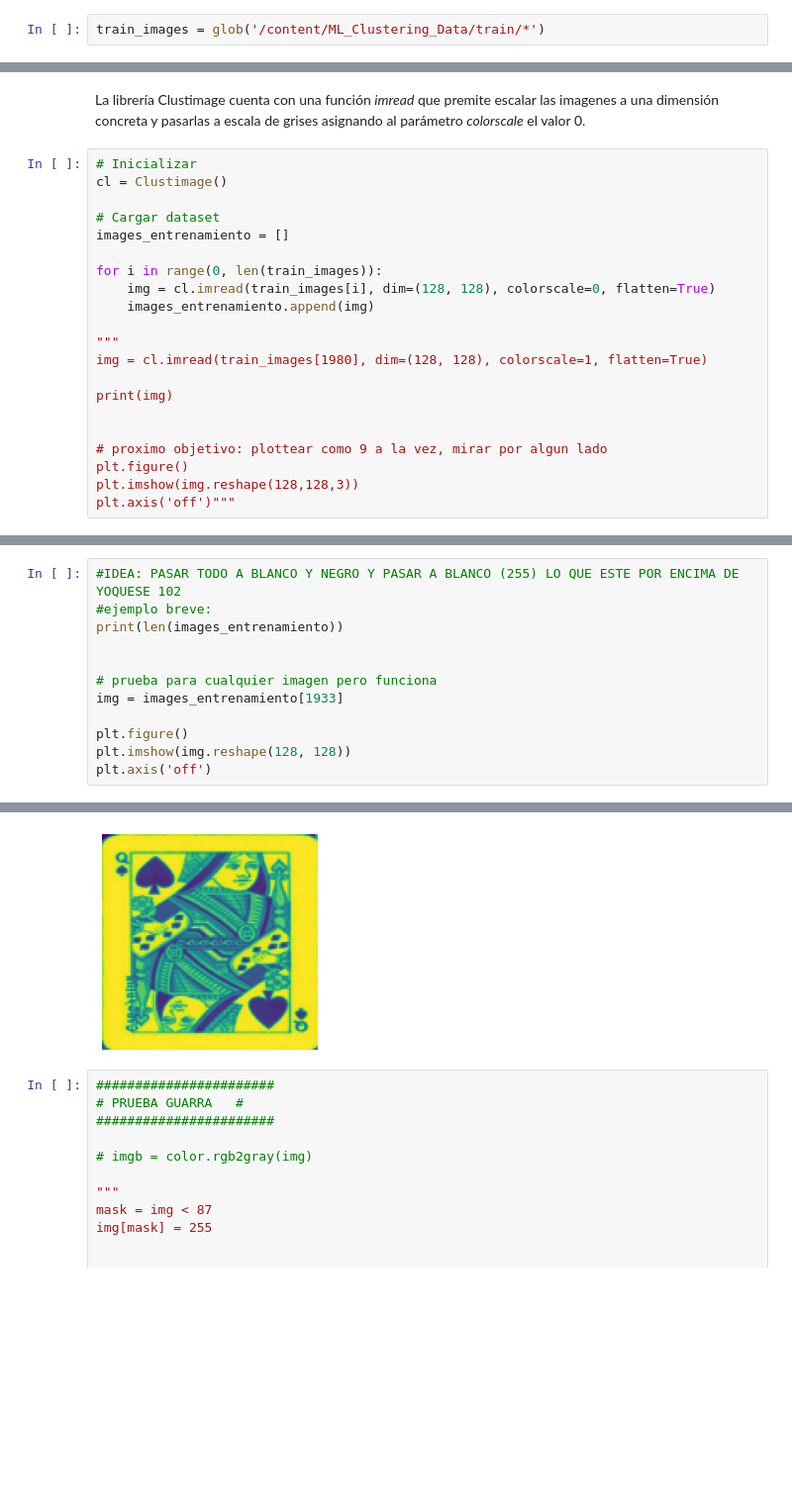
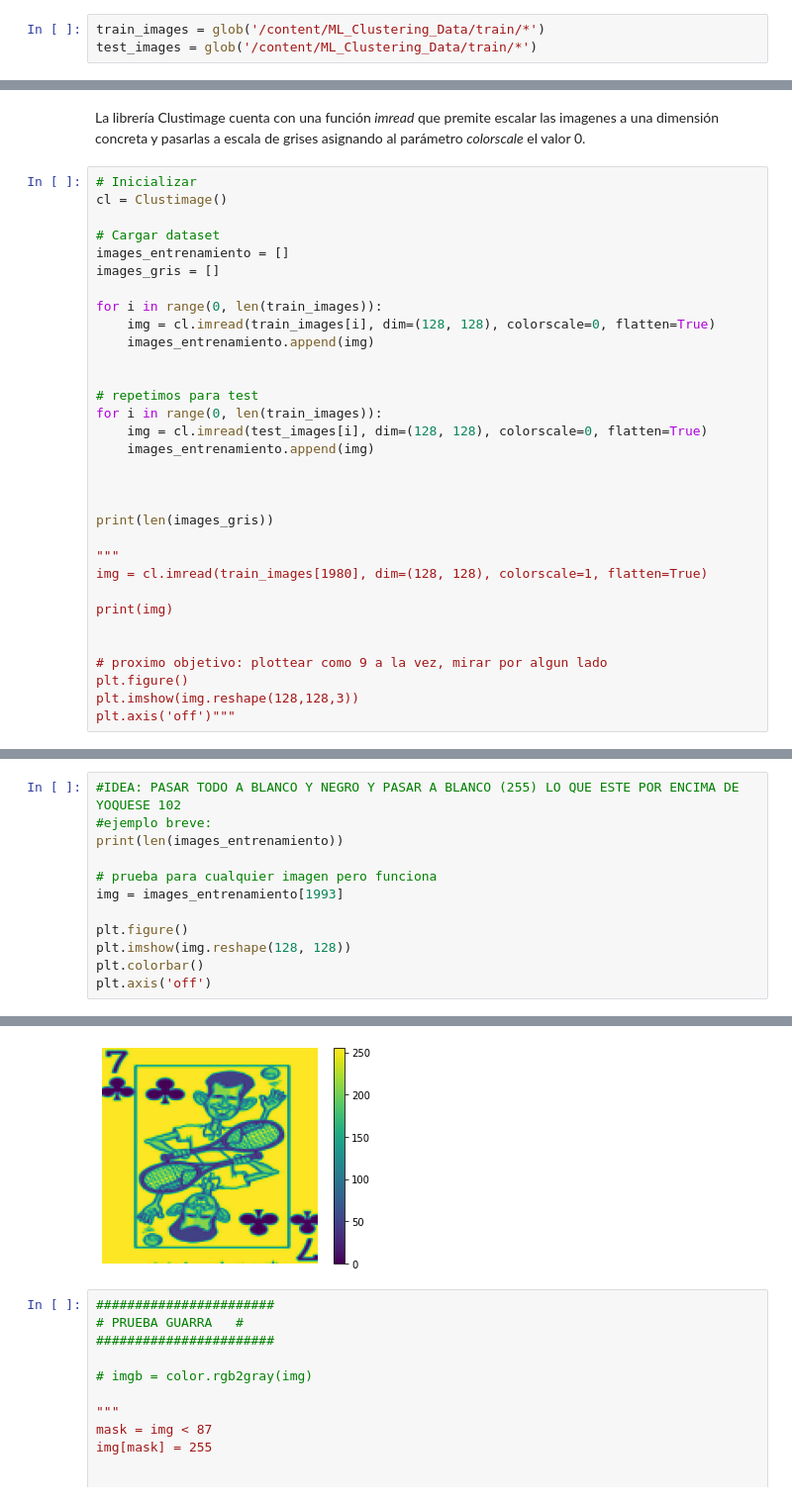
Before and after one commit to cynthiatcelorio/ML_Clustering, a Jupyter notebook: dani.ipynb, the cells around one changed output, grey strips where cells are left out. Shown: that part at 99% size. Cells and saved outputs as stored; diff of their text form; blank space fills up the shorter version.

```diff
--- a/dani.ipynb
+++ b/dani.ipynb
@@ -39,6 +39,7 @@ ruta_test = "/content/ML_Clustering_Data/test"
 fatal: destination path 'ML_Clustering_Data' already exists and is not an empty directory.
 # %%
 train_images = glob('/content/ML_Clustering_Data/train/*')
+test_images = glob('/content/ML_Clustering_Data/train/*')
 # %%
 len(train_images)
 # %% [output]
@@ -55,10 +56,21 @@ cl = Clustimage()
 
 # Cargar dataset
 images_entrenamiento = []
+images_gris = []
 
 for i in range(0, len(train_images)):
     img = cl.imread(train_images[i], dim=(128, 128), colorscale=0, flatten=True)
     images_entrenamiento.append(img)
+
+
+# repetimos para test
+for i in range(0, len(train_images)):
+    img = cl.imread(test_images[i], dim=(128, 128), colorscale=0, flatten=True)
+    images_entrenamiento.append(img)
+
+
+
+print(len(images_gris))
 
 """
 img = cl.imread(train_images[1980], dim=(128, 128), colorscale=1, flatten=True)
@@ -78,19 +91,19 @@ plt.axis('off')"""
 # %%
 #IDEA: PASAR TODO A BLANCO Y NEGRO Y PASAR A BLANCO (255) LO QUE ESTE POR ENCIMA DE YOQUESE 102
 #ejemplo breve:
 print(len(images_entrenamiento))
 
-
 # prueba para cualquier imagen pero funciona
-img = images_entrenamiento[1933]
+img = images_entrenamiento[1993]
 
 plt.figure()
 plt.imshow(img.reshape(128, 128))
+plt.colorbar()
 plt.axis('off')
 # %% [output]
 7889
 (-0.5, 127.5, 127.5, -0.5)
-[figure, old version]
+[figure, new version]
 # %%
 #######################
 # PRUEBA GUARRA   #
```
Also changed, not shown: parts of 7 cells of this notebook.
